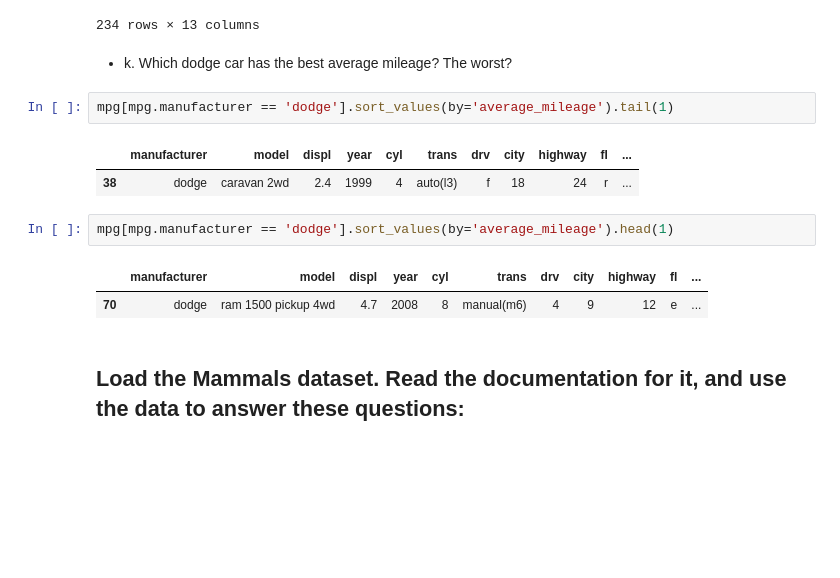
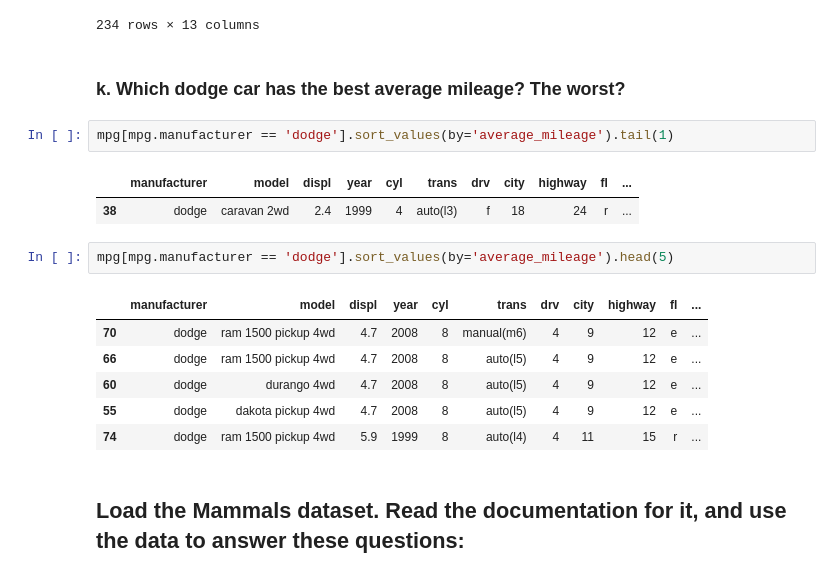
Before and after one commit to brianclements03/numpy-pandas-visualization-exercises, a Jupyter notebook: dataframes.ipynb, the cells around one changed output. Drawn from its saved outputs; the diff is of its cells as text; blank space fills up the shorter version.

Commit message:
review of dataframes exercises

```diff
--- a/dataframes.ipynb
+++ b/dataframes.ipynb
@@ -363,17 +387,21 @@ mpg
 | 234 | volkswagen | passat | 3.6 | 2008 | 6 | auto(s6) | f | 17 | 26 | p | ... |
 234 rows × 13 columns
 # %% [markdown]
-- k. Which dodge car has the best average mileage? The worst?
+### k. Which dodge car has the best average mileage? The worst?
 # %%
 mpg[mpg.manufacturer == 'dodge'].sort_values(by='average_mileage').tail(1)
 # %% [output]
 |  | manufacturer | model | displ | year | cyl | trans | drv | city | highway | fl | ... |
 | 38 | dodge | caravan 2wd | 2.4 | 1999 | 4 | auto(l3) | f | 18 | 24 | r | ... |
 # %%
-mpg[mpg.manufacturer == 'dodge'].sort_values(by='average_mileage').head(1)
+mpg[mpg.manufacturer == 'dodge'].sort_values(by='average_mileage').head(5)
 # %% [output]
 |  | manufacturer | model | displ | year | cyl | trans | drv | city | highway | fl | ... |
 | 70 | dodge | ram 1500 pickup 4wd | 4.7 | 2008 | 8 | manual(m6) | 4 | 9 | 12 | e | ... |
+| 66 | dodge | ram 1500 pickup 4wd | 4.7 | 2008 | 8 | auto(l5) | 4 | 9 | 12 | e | ... |
+| 60 | dodge | durango 4wd | 4.7 | 2008 | 8 | auto(l5) | 4 | 9 | 12 | e | ... |
+| 55 | dodge | dakota pickup 4wd | 4.7 | 2008 | 8 | auto(l5) | 4 | 9 | 12 | e | ... |
+| 74 | dodge | ram 1500 pickup 4wd | 5.9 | 1999 | 8 | auto(l4) | 4 | 11 | 15 | r | ... |
 # %% [markdown]
 ## Load the Mammals dataset. Read the documentation for it, and use the data to answer these questions:
 # %%
```
Also changed, not shown: parts of 22 cells of this notebook.
